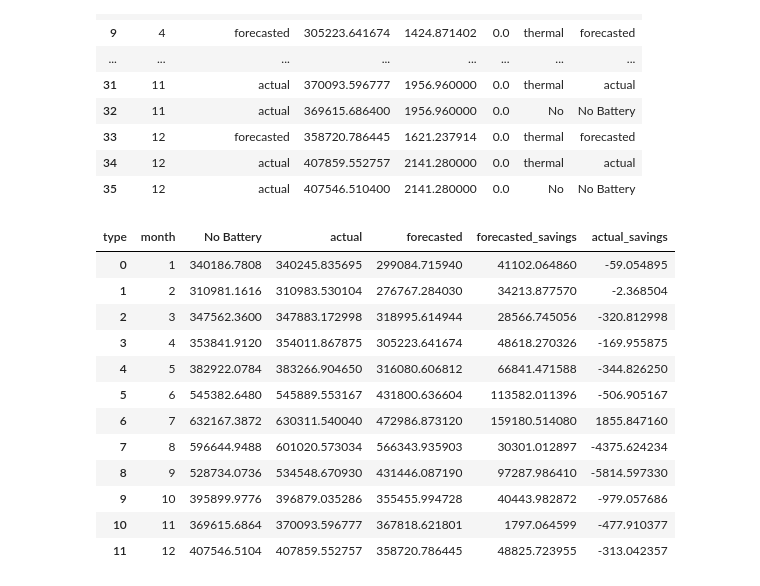
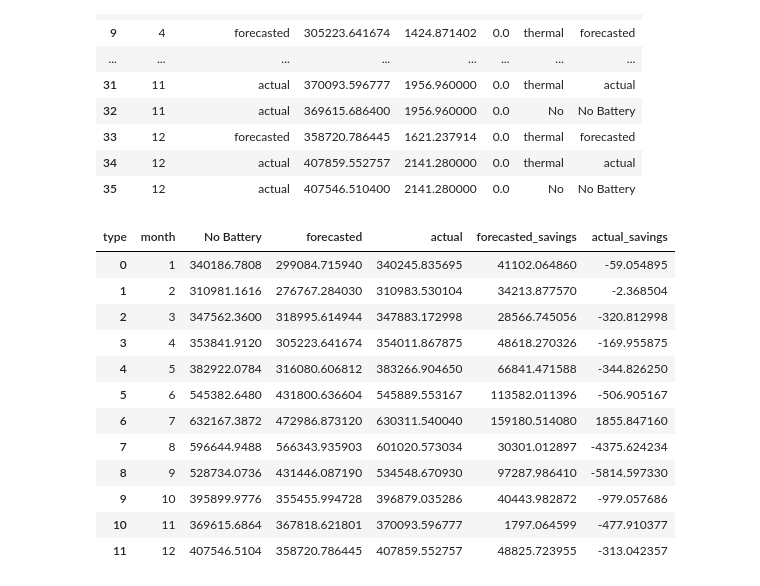
Before and after one commit to gnyirjesy/columbia-peak-shaving, a Jupyter notebook: stlf_forecast_operation_2019.ipynb, the cells around one changed output. Saved outputs shown, nothing was run; the diff lists cells and outputs as text; code cells hidden in the pictures.

```diff
--- a/stlf_forecast_operation_2019.ipynb
+++ b/stlf_forecast_operation_2019.ipynb
@@ -325,21 +325,23 @@ monthly_values_2019
 # %%
 monthly_values_2019_results = monthly_values_2019.pivot(index='month',columns='type', values='operation_cost').reset_index()
 monthly_values_2019_results['forecasted_savings'] = monthly_values_2019_results['No Battery'] - monthly_values_2019_results['forecasted']
 monthly_values_2019_results['actual_savings'] = monthly_values_2019_results['No Battery'] - monthly_values_2019_results['actual']
+monthly_values_2019_results = monthly_values_2019_results[['month', 'No Battery', 'forecasted', 'actual','forecasted_savings',
+       'actual_savings']]
 monthly_values_2019_results
 # %% [output]
-| type | month | No Battery | actual | forecasted | forecasted_savings | actual_savings |
-| 0 | 1 | 340186.7808 | 340245.835695 | 299084.715940 | 41102.064860 | -59.054895 |
-| 1 | 2 | 310981.1616 | 310983.530104 | 276767.284030 | 34213.877570 | -2.368504 |
-| 2 | 3 | 347562.3600 | 347883.172998 | 318995.614944 | 28566.745056 | -320.812998 |
-| 3 | 4 | 353841.9120 | 354011.867875 | 305223.641674 | 48618.270326 | -169.955875 |
-| 4 | 5 | 382922.0784 | 383266.904650 | 316080.606812 | 66841.471588 | -344.826250 |
-| 5 | 6 | 545382.6480 | 545889.553167 | 431800.636604 | 113582.011396 | -506.905167 |
-| 6 | 7 | 632167.3872 | 630311.540040 | 472986.873120 | 159180.514080 | 1855.847160 |
-| 7 | 8 | 596644.9488 | 601020.573034 | 566343.935903 | 30301.012897 | -4375.624234 |
-| 8 | 9 | 528734.0736 | 534548.670930 | 431446.087190 | 97287.986410 | -5814.597330 |
-| 9 | 10 | 395899.9776 | 396879.035286 | 355455.994728 | 40443.982872 | -979.057686 |
-| 10 | 11 | 369615.6864 | 370093.596777 | 367818.621801 | 1797.064599 | -477.910377 |
-| 11 | 12 | 407546.5104 | 407859.552757 | 358720.786445 | 48825.723955 | -313.042357 |
+| type | month | No Battery | forecasted | actual | forecasted_savings | actual_savings |
+| 0 | 1 | 340186.7808 | 299084.715940 | 340245.835695 | 41102.064860 | -59.054895 |
+| 1 | 2 | 310981.1616 | 276767.284030 | 310983.530104 | 34213.877570 | -2.368504 |
+| 2 | 3 | 347562.3600 | 318995.614944 | 347883.172998 | 28566.745056 | -320.812998 |
+| 3 | 4 | 353841.9120 | 305223.641674 | 354011.867875 | 48618.270326 | -169.955875 |
+| 4 | 5 | 382922.0784 | 316080.606812 | 383266.904650 | 66841.471588 | -344.826250 |
+| 5 | 6 | 545382.6480 | 431800.636604 | 545889.553167 | 113582.011396 | -506.905167 |
+| 6 | 7 | 632167.3872 | 472986.873120 | 630311.540040 | 159180.514080 | 1855.847160 |
+| 7 | 8 | 596644.9488 | 566343.935903 | 601020.573034 | 30301.012897 | -4375.624234 |
+| 8 | 9 | 528734.0736 | 431446.087190 | 534548.670930 | 97287.986410 | -5814.597330 |
+| 9 | 10 | 395899.9776 | 355455.994728 | 396879.035286 | 40443.982872 | -979.057686 |
+| 10 | 11 | 369615.6864 | 367818.621801 | 370093.596777 | 1797.064599 | -477.910377 |
+| 11 | 12 | 407546.5104 | 358720.786445 | 407859.552757 | 48825.723955 | -313.042357 |
 # %%
 monthly_values_2019_results.to_csv('./data/2019_results/forecasted_v_actual_370kw_thermal.csv')
```
